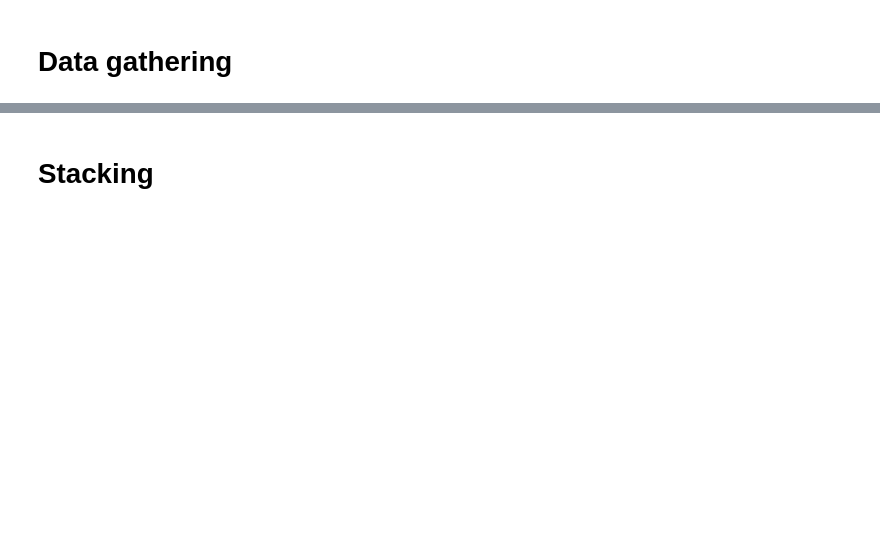
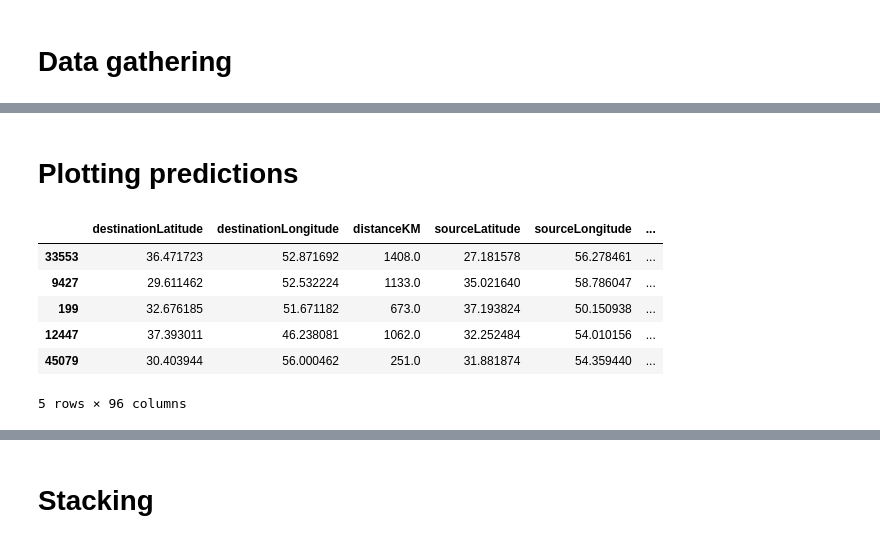
Before and after one commit to kiskani/Ubaar-Competition, a Jupyter notebook: Ubaar-OneHotEncoding.ipynb, the cells around one changed output, grey strips where cells are left out. Cells and saved outputs as stored; diff of their text form; code cells hidden in the pictures; blank space fills up the shorter version.

```diff
--- a/Ubaar-OneHotEncoding.ipynb
+++ b/Ubaar-OneHotEncoding.ipynb
@@ -305,0 +160,13 @@ get_score(clf_ridge,X_val,y_val)
+# %% [markdown]
+# Plotting predictions
+# %%
+X_val = pd.read_pickle('dataFrames/One_Hot_X_val.pkl')
+X_val.head()
+# %% [output]
+|  | destinationLatitude | destinationLongitude | distanceKM | sourceLatitude | sourceLongitude | ... |
+| 33553 | 36.471723 | 52.871692 | 1408.0 | 27.181578 | 56.278461 | ... |
+| 9427 | 29.611462 | 52.532224 | 1133.0 | 35.021640 | 58.786047 | ... |
+| 199 | 32.676185 | 51.671182 | 673.0 | 37.193824 | 50.150938 | ... |
+| 12447 | 37.393011 | 46.238081 | 1062.0 | 32.252484 | 54.010156 | ... |
+| 45079 | 30.403944 | 56.000462 | 251.0 | 31.881874 | 54.359440 | ... |
+5 rows × 96 columns
```
Also changed, not shown: parts of 68 cells of this notebook, 2 other files.
